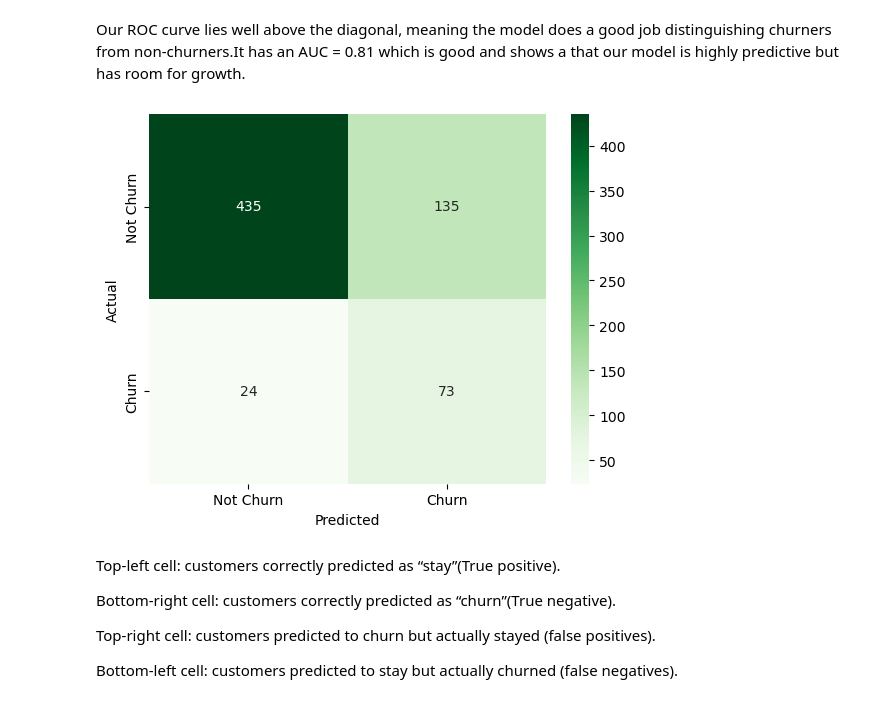
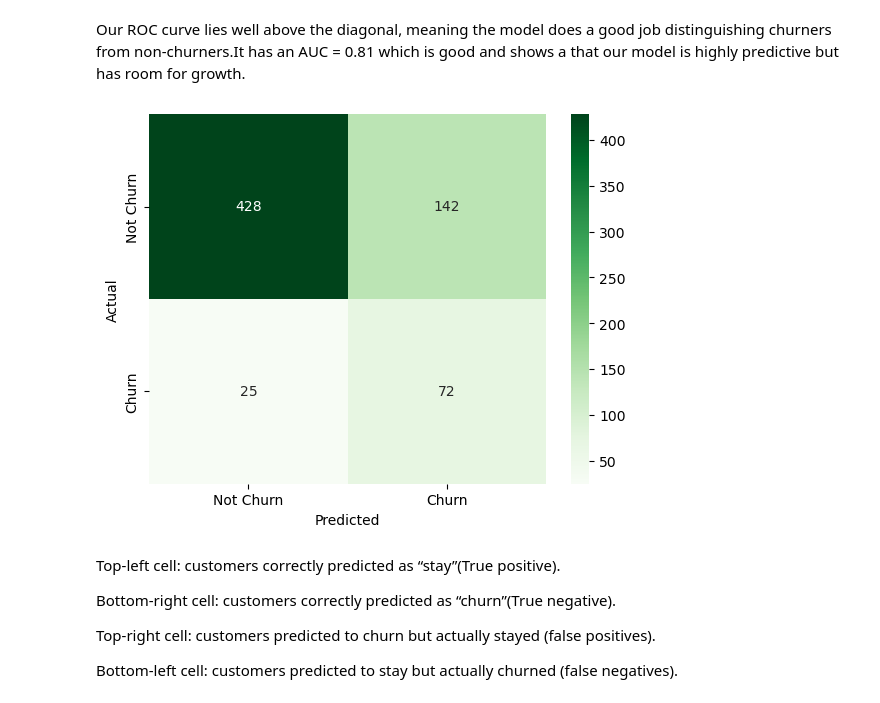
Before and after one commit to Smwangi1/SyriaTel, a Jupyter notebook: index .ipynb, the cells around one changed output. Saved outputs shown, nothing was run; the diff lists cells and outputs as text; code cells hidden in the pictures.

```diff
--- a/index .ipynb
+++ b/index .ipynb
@@ -832,15 +857,15 @@ plt.show()
 Our ROC curve lies well above the diagonal, meaning the model does a good job distinguishing churners from non-churners.It has an AUC = 0.81 which is good and shows a that our model is highly predictive but has room for growth.
 # %%
 #confusion matrix
-cm = confusion_matrix(y_test, y_pred)
+cm = confusion_matrix(y_test, y_pred_base)
 sns.heatmap(cm, annot=True, fmt="d", cmap="Greens",
             xticklabels=["Not Churn", "Churn"],
             yticklabels=["Not Churn", "Churn"])
 plt.xlabel("Predicted")
 plt.ylabel("Actual")
 plt.show()
 # %% [output]
-[figure, old version]
+[figure, new version]
 # %% [markdown]
 Top-left cell: customers correctly predicted as “stay”(True positive).
 
```
Also changed, not shown: parts of 34 cells of this notebook, 8 other files.
